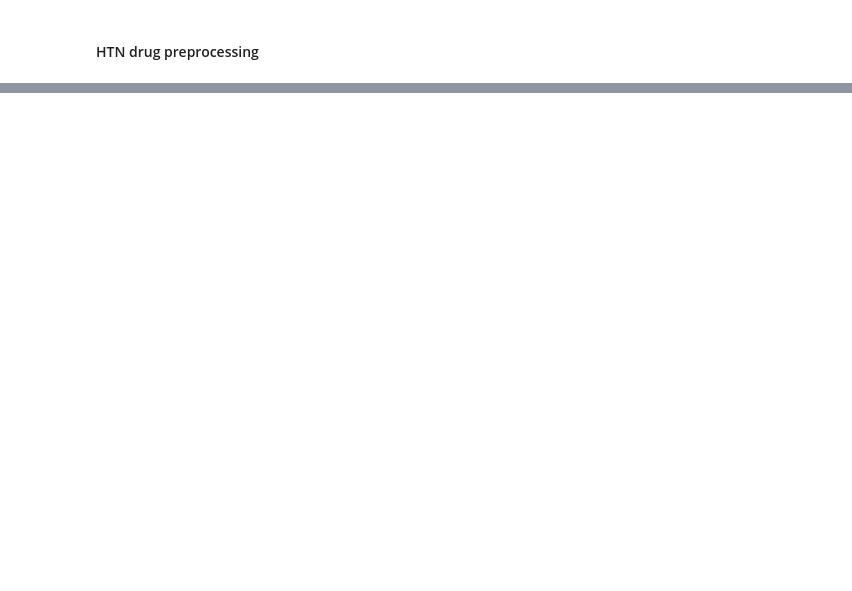
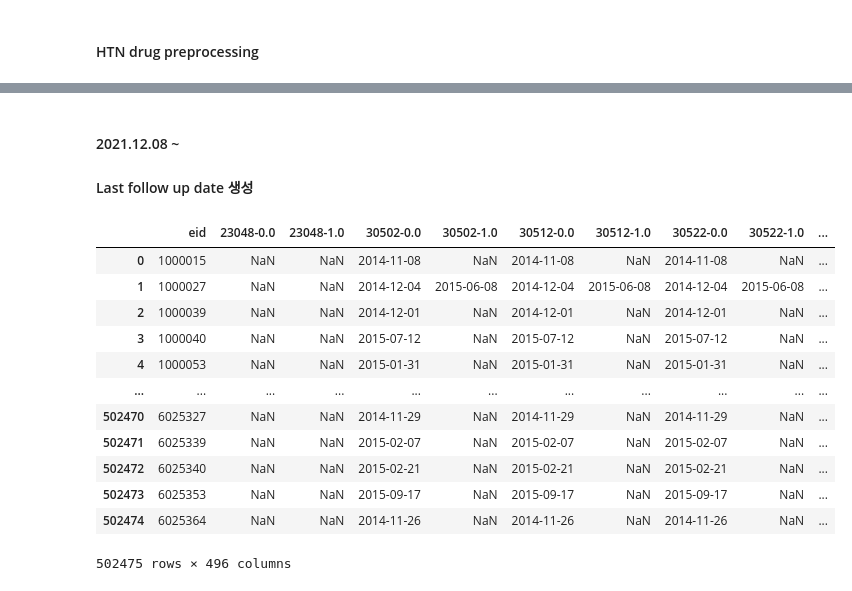
Before and after one commit to ZIO-KIM/SNUlab, a Jupyter notebook: UKBiobank_preprocess.ipynb, the cells around one changed output, grey strips where cells are left out. Saved outputs shown, nothing was run; the diff lists cells and outputs as text; code cells hidden in the pictures; blank space fills up the shorter version.

```diff
--- a/UKBiobank_preprocess.ipynb
+++ b/UKBiobank_preprocess.ipynb
@@ -838,2 +362,22 @@ df_final
 # %%
 df_final.to_csv('data\\ukb45783_drugpreprocessed.csv', encoding = 'euc-kr', index = False)
+# %% [markdown]
+#### 2021.12.08 ~
+#### Last follow up date 생성
+# %%
+date_merged = pd.read_sas('SAS\\ukb_date_merged.sas7bdat', format = 'sas7bdat', encoding = 'cp1252')
+date_merged
+# %% [output]
+|  | eid | 23048-0.0 | 23048-1.0 | 30502-0.0 | 30502-1.0 | 30512-0.0 | 30512-1.0 | 30522-0.0 | 30522-1.0 | ... |
+| 0 | 1000015 | NaN | NaN | 2014-11-08 | NaN | 2014-11-08 | NaN | 2014-11-08 | NaN | ... |
+| 1 | 1000027 | NaN | NaN | 2014-12-04 | 2015-06-08 | 2014-12-04 | 2015-06-08 | 2014-12-04 | 2015-06-08 | ... |
+| 2 | 1000039 | NaN | NaN | 2014-12-01 | NaN | 2014-12-01 | NaN | 2014-12-01 | NaN | ... |
+| 3 | 1000040 | NaN | NaN | 2015-07-12 | NaN | 2015-07-12 | NaN | 2015-07-12 | NaN | ... |
+| 4 | 1000053 | NaN | NaN | 2015-01-31 | NaN | 2015-01-31 | NaN | 2015-01-31 | NaN | ... |
+| ... | ... | ... | ... | ... | ... | ... | ... | ... | ... | ... |
+| 502470 | 6025327 | NaN | NaN | 2014-11-29 | NaN | 2014-11-29 | NaN | 2014-11-29 | NaN | ... |
+| 502471 | 6025339 | NaN | NaN | 2015-02-07 | NaN | 2015-02-07 | NaN | 2015-02-07 | NaN | ... |
+| 502472 | 6025340 | NaN | NaN | 2015-02-21 | NaN | 2015-02-21 | NaN | 2015-02-21 | NaN | ... |
+| 502473 | 6025353 | NaN | NaN | 2015-09-17 | NaN | 2015-09-17 | NaN | 2015-09-17 | NaN | ... |
+| 502474 | 6025364 | NaN | NaN | 2014-11-26 | NaN | 2014-11-26 | NaN | 2014-11-26 | NaN | ... |
+502475 rows × 496 columns
```
Also changed, not shown: parts of 78 cells of this notebook.
